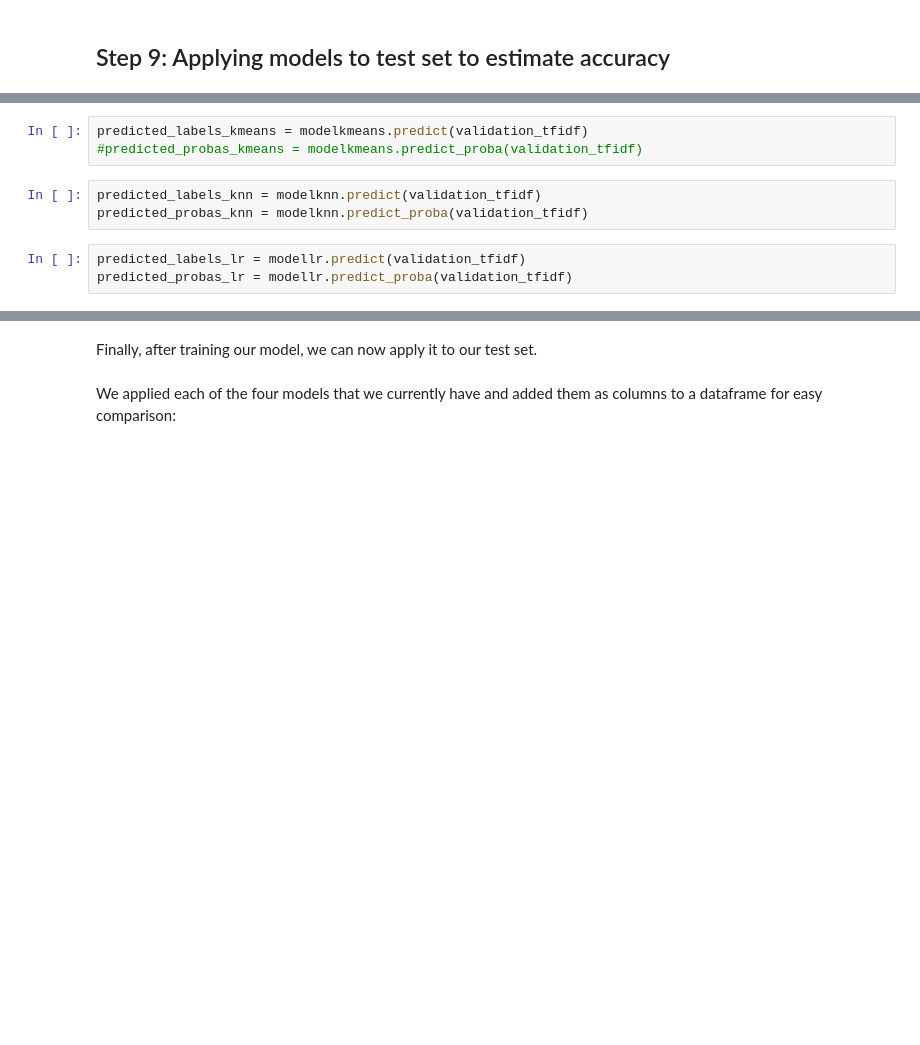
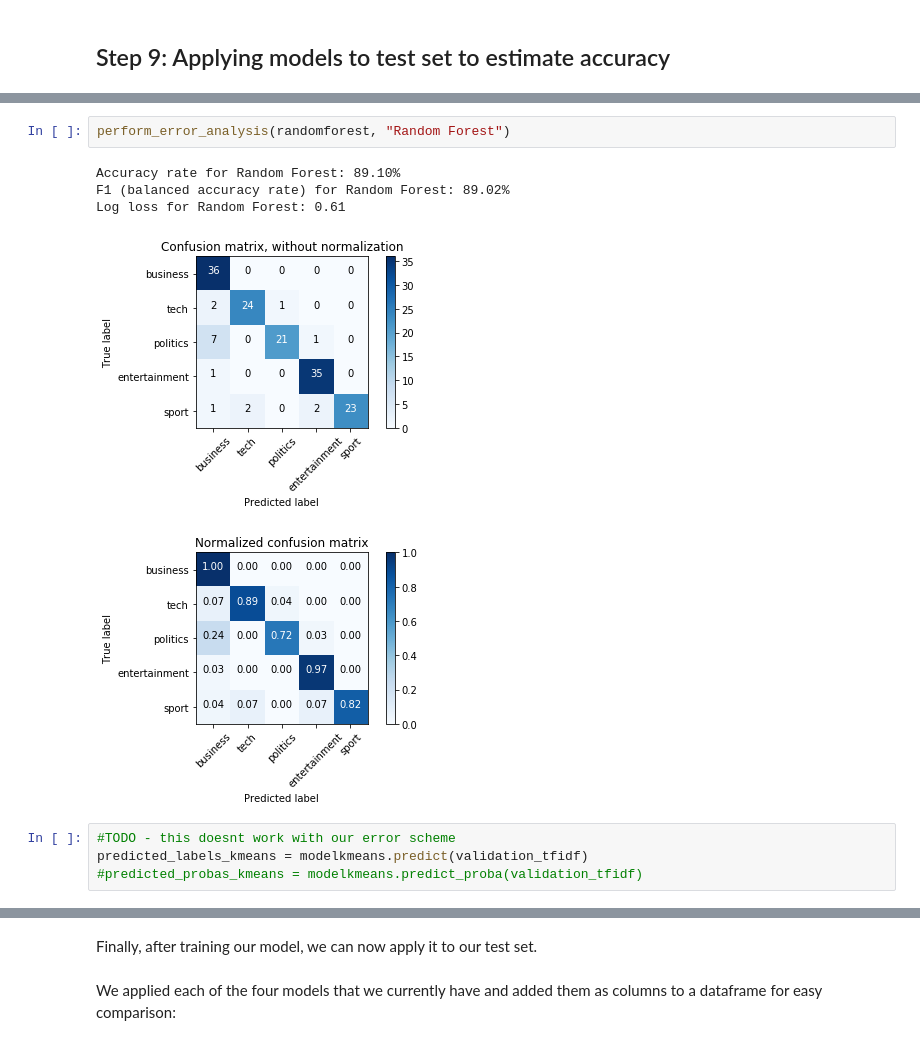
Before and after one commit to L-brierton/Text-Analytics-College-Project, a Jupyter notebook: Homework 2.ipynb, the cells around one changed output, grey strips where cells are left out. Cells and saved outputs as stored; diff of their text form; blank space fills up the shorter version.

```diff
--- a/Homework 2.ipynb
+++ b/Homework 2.ipynb
@@ -624,9 +678,12 @@ predicted_probas_randomforest = randomforest.predict_proba(validation_tfidf)
+# %%
+perform_error_analysis(randomforest, "Random Forest")
+# %% [output]
+Accuracy rate for Random Forest: 89.10%
+F1 (balanced accuracy rate) for Random Forest: 89.02%
+Log loss for Random Forest: 0.61
+[figure, added]
+[figure, added]
 # %%
+#TODO - this doesnt work with our error scheme
 predicted_labels_kmeans = modelkmeans.predict(validation_tfidf)
 #predicted_probas_kmeans = modelkmeans.predict_proba(validation_tfidf)
-# %%
-predicted_labels_knn = modelknn.predict(validation_tfidf)
-predicted_probas_knn = modelknn.predict_proba(validation_tfidf)
-# %%
-predicted_labels_lr = modellr.predict(validation_tfidf)
-predicted_probas_lr = modellr.predict_proba(validation_tfidf)
```
Also changed, not shown: parts of 40 cells of this notebook, 5 other files.
